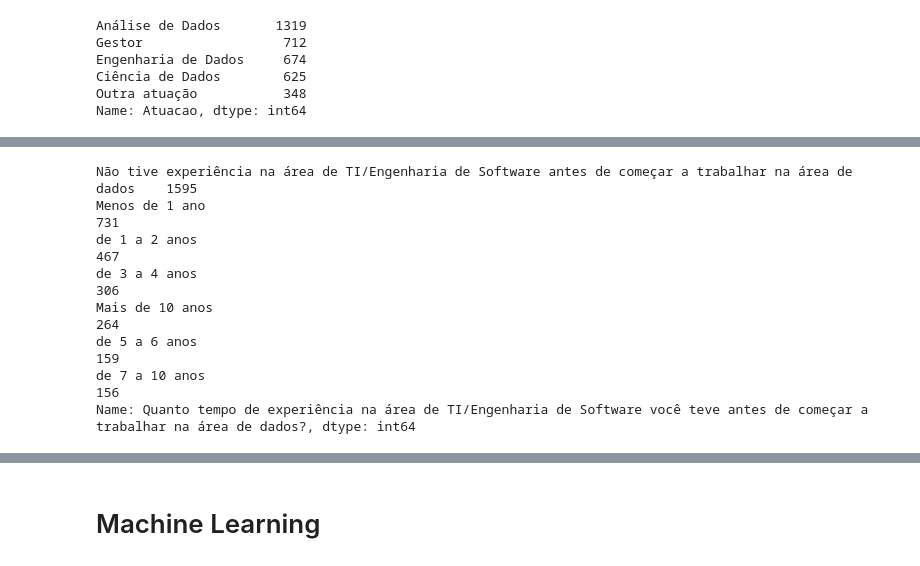
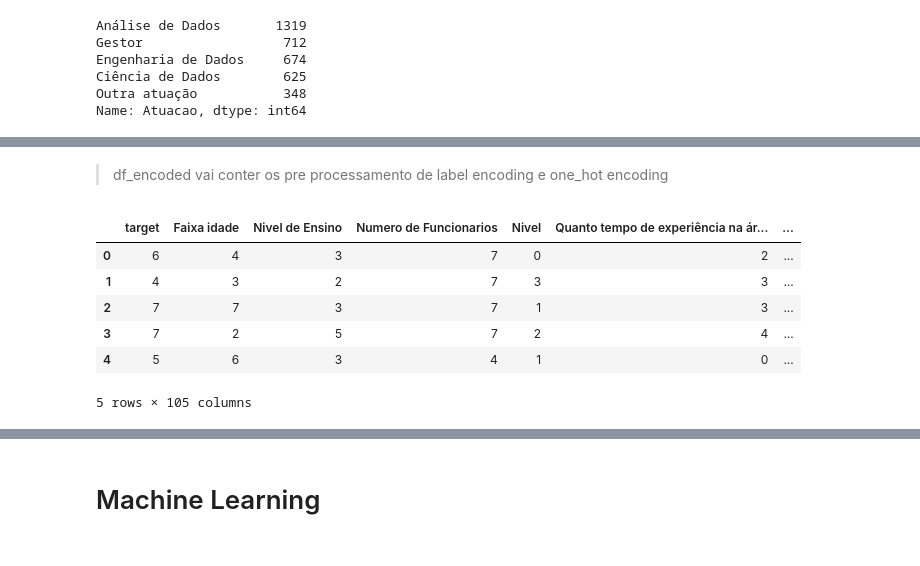
Before and after one commit to rafajovelho/TCC-MBA_USP, a Jupyter notebook: EDA_ML_State_of_data_2022.ipynb, the cells around one changed output, grey strips where cells are left out. Drawn from its saved outputs; the diff is of its cells as text; code cells hidden in the pictures.

```diff
--- a/EDA_ML_State_of_data_2022.ipynb
+++ b/EDA_ML_State_of_data_2022.ipynb
@@ -496,16 +496,14 @@ Outra atuação           348
 Name: Atuacao, dtype: int64
 # %%
 # Separando colunas
-cols_num = ['Numero de Funcionarios'] # acredito que eu deva normalizar esses dados para que a ordem de grandeza nao atrapalhe os outros visto que a maioria dos nossos dados estarão com valores 0-1
-cols_encod = ['target', 'Faixa idade','Nivel de Ensino','Nivel','Quanto tempo de experiência na área de dados você tem?',
-       'Quanto tempo de experiência na área de TI/Engenharia de Software você teve antes de começar a trabalhar na área de dados?']
+cols_encod = ['target', 'Faixa idade','Nivel de Ensino','Nivel','Numero de Funcionarios','Quanto tempo de experiência na área de dados você tem?',
+              'Quanto tempo de experiência na área de TI/Engenharia de Software você teve antes de começar a trabalhar na área de dados?']
 cols_one_hot = ['Genero','Cor/raca/etnia', 'PCD','Regiao onde mora','Área de Formação','Qual sua situação atual de trabalho?', 'Setor',
                 'Cargo Atual','Você participou de entrevistas de emprego nos últimos 6 meses?','Você pretende mudar de emprego nos próximos 6 meses?',
                 'Atualmente qual a sua forma de trabalho?','Sua empresa passu por Layoff em 2022?','Atuacao']
 col_binarias = ['Você está satisfeito na sua empresa atual?']
 # %%
 # Encoding
-df_encoded = df_filtered3.copy()
 
 faixa_salario_map = {
     'Menos de R$ 1.000/mês':0,
@@ -551,6 +549,17 @@ nivel_map = {
     "Gestor":3
 }
 
+num_funcionario_map = {
+    'de 1 a 5':0,
+    'de 6 a 10':1,
+    'de 11 a 50':2,
+    'de 51 a 100':3,
+    'de 101 a 500':4,
+    'de 501 a 1.000':5,
+    'de 1.001 a 3.000':6,
+    'Acima de 3.000':7
+}
+
 tempo_exp_map = {
     'Não tenho experiência na área de dados':0,
     'Menos de 1 ano':1,
@@ -570,3 +579,6 @@ tempo_exp_ti_map = {
     'de 7 a 10 anos':5,
     'Mais de 10 anos':6
 }
+
+# Lista com dicionários para aplicar no meu df
+dictss = [faixa_salario_map,faixa_etaria_map,nivel_ensino_map,nivel_map,num_funcionario_map,tempo_exp_map,tempo_exp_ti_map]
@@ -584,11 +585,2 @@ Name: Quanto tempo de experiência na área de dados você tem?, dtype: int64
-# %%
-df_filtered3['Quanto tempo de experiência na área de TI/Engenharia de Software você teve antes de começar a trabalhar na área de dados?'].value_counts()
-# %% [output]
-Não tive experiência na área de TI/Engenharia de Software antes de começar a trabalhar na área de dados    1595
-Menos de 1 ano                                                                                              731
-de 1 a 2 anos                                                                                               467
-de 3 a 4 anos                                                                                               306
-Mais de 10 anos                                                                                             264
-de 5 a 6 anos                                                                                               159
-de 7 a 10 anos                                                                                              156
-Name: Quanto tempo de experiência na área de TI/Engenharia de Software você teve antes de começar a trabalhar na área de dados?, dtype: int64
+# %% [markdown]
+> df_encoded vai conter os pre processamento de label encoding e one_hot encoding
@@ -594,0 +589,29 @@ Name: Quanto tempo de experiência na área de TI/Engenharia de Software você t
+# %%
+# Aplicando o Label Enconding
+for i in range(0,len(cols_encod)):
+    df_encoded[cols_encod[i]] = df_encoded[cols_encod[i]].map(dictss[i])
+# %%
+# Aplicando o One hot Encoding
+def one_hot_encoding(df, cols):
+    """
+    Realiza one-hot encoding.
+
+    Parâmetros:
+        df (DataFrame): DataFrame contendo as variáveis categóricas.
+        cols (list): Lista das colunas a serem codificadas em one-hot encoding.
+
+    Retorna:
+        DataFrame: O DataFrame com as colunas especificadas codificadas em one-hot encoding.
+    """
+    return pd.get_dummies(df, columns=cols)
+# %%
+df_encoded = one_hot_encoding(df = df_encoded, cols = cols_one_hot)
+df_encoded.head()
+# %% [output]
+|  | target | Faixa idade | Nivel de Ensino | Numero de Funcionarios | Nivel | Quanto tempo de experiência na ár... | ... |
+| 0 | 6 | 4 | 3 | 7 | 0 | 2 | ... |
+| 1 | 4 | 3 | 2 | 7 | 3 | 3 | ... |
+| 2 | 7 | 7 | 3 | 7 | 1 | 3 | ... |
+| 3 | 7 | 2 | 5 | 7 | 2 | 4 | ... |
+| 4 | 5 | 6 | 3 | 4 | 1 | 0 | ... |
+5 rows × 105 columns
```
Also changed, not shown: parts of 4 cells of this notebook.
